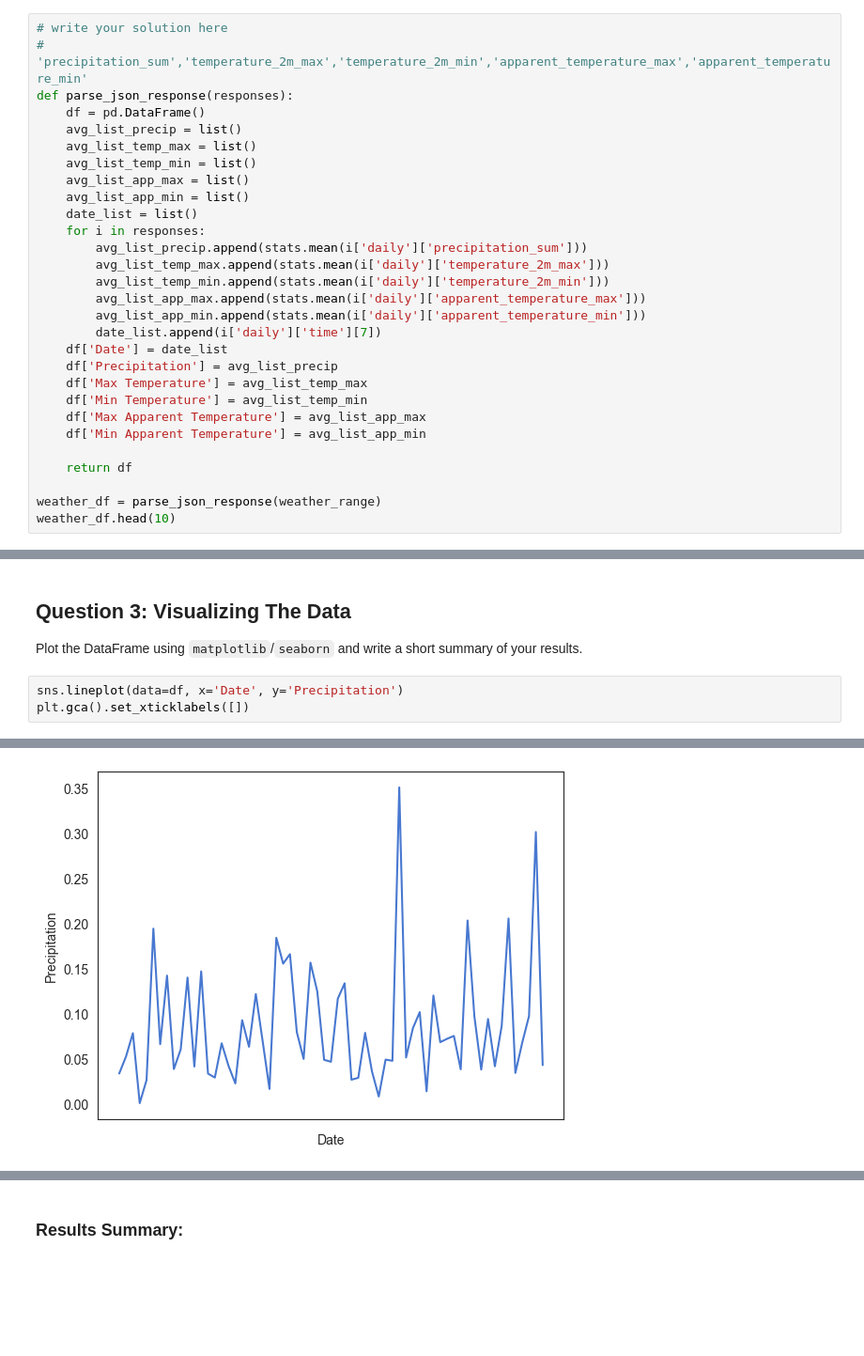
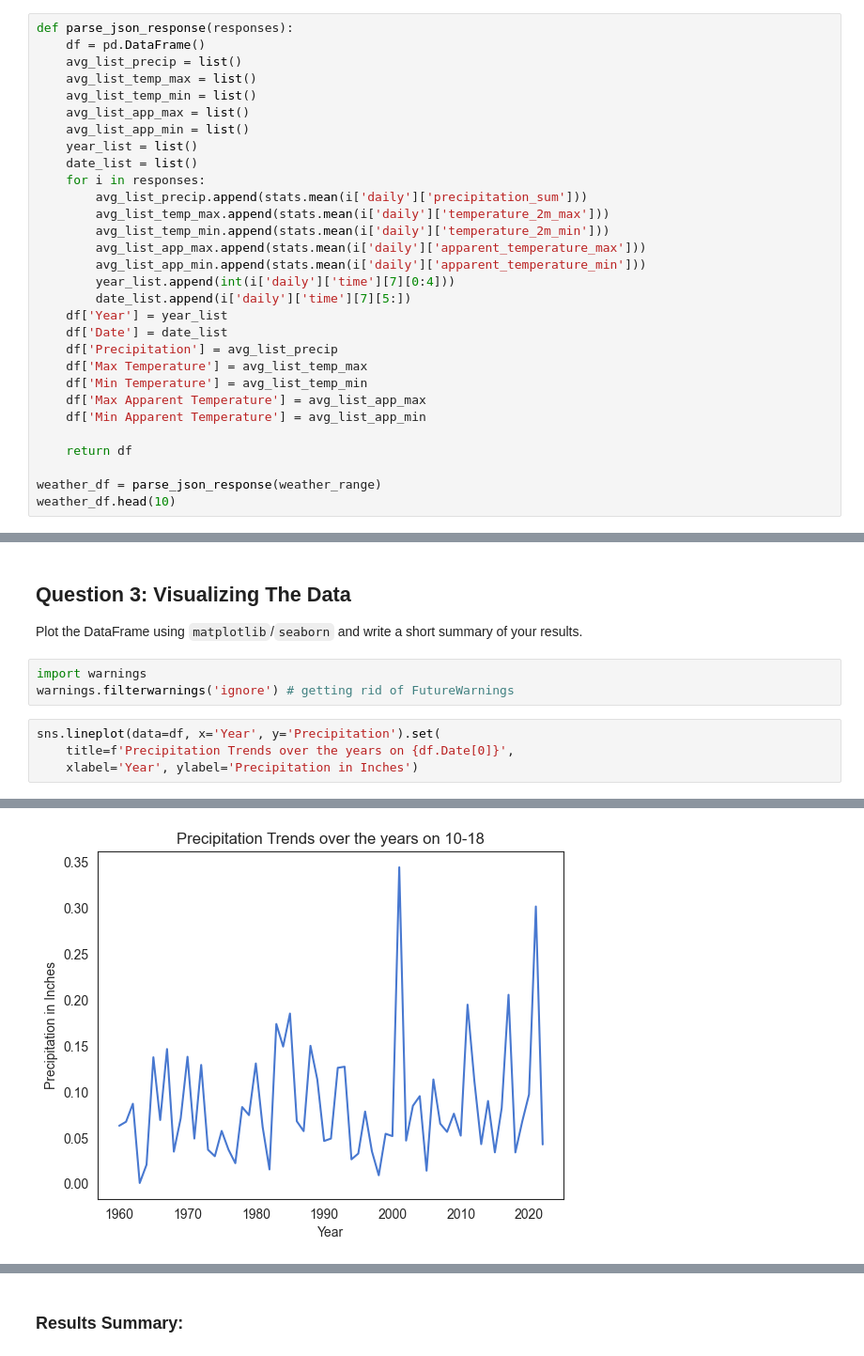
Before and after one commit to emily-dee/WeatherChangesOverTime, a Jupyter notebook: Weather Changes Over Time (Consuming APIs).ipynb, the cells around one changed output, grey strips where cells are left out. Shown: that part at 94% size. Cells and saved outputs as stored; diff of their text form; blank space fills up the shorter version.

```diff
--- a/Weather Changes Over Time (Consuming APIs).ipynb
+++ b/Weather Changes Over Time (Consuming APIs).ipynb
@@ -167,8 +147,6 @@ def parse_json_response(responses):
 # %%
 import statistics as stats
 # %%
-# write your solution here
-# 'precipitation_sum','temperature_2m_max','temperature_2m_min','apparent_temperature_max','apparent_temperature_min'
 def parse_json_response(responses):
     df = pd.DataFrame()
     avg_list_precip = list()
@@ -176,6 +154,7 @@ def parse_json_response(responses):
     avg_list_temp_min = list()
     avg_list_app_max = list()
     avg_list_app_min = list()
+    year_list = list()
     date_list = list()
     for i in responses:
         avg_list_precip.append(stats.mean(i['daily']['precipitation_sum']))
@@ -183,7 +162,9 @@ def parse_json_response(responses):
         avg_list_temp_min.append(stats.mean(i['daily']['temperature_2m_min']))
         avg_list_app_max.append(stats.mean(i['daily']['apparent_temperature_max']))
         avg_list_app_min.append(stats.mean(i['daily']['apparent_temperature_min']))
-        date_list.append(i['daily']['time'][7])
+        year_list.append(int(i['daily']['time'][7][0:4]))
+        date_list.append(i['daily']['time'][7][5:])
+    df['Year'] = year_list
     df['Date'] = date_list
     df['Precipitation'] = avg_list_precip
     df['Max Temperature'] = avg_list_temp_max
@@ -256,7 +253,11 @@ Enter the country you were born in:  Michigan
 # %% [markdown]
 ## Question 3: Visualizing The Data
 Plot the DataFrame using `matplotlib`/`seaborn` and write a short summary of your results.
+# %%
+import warnings
+warnings.filterwarnings('ignore') # getting rid of FutureWarnings
 # %%
-sns.lineplot(data=df, x='Date', y='Precipitation')
-plt.gca().set_xticklabels([])
+sns.lineplot(data=df, x='Year', y='Precipitation').set(
+    title=f'Precipitation Trends over the years on {df.Date[0]}',
+    xlabel='Year', ylabel='Precipitation in Inches')
 # %% [output]
@@ -280,3 +267,3 @@ plt.gca().set_xticklabels([])
-[figure, old version]
+[figure, new version]
 # %%
 fig, ax = plt.subplots()
```
Also changed, not shown: parts of 12 cells of this notebook.
